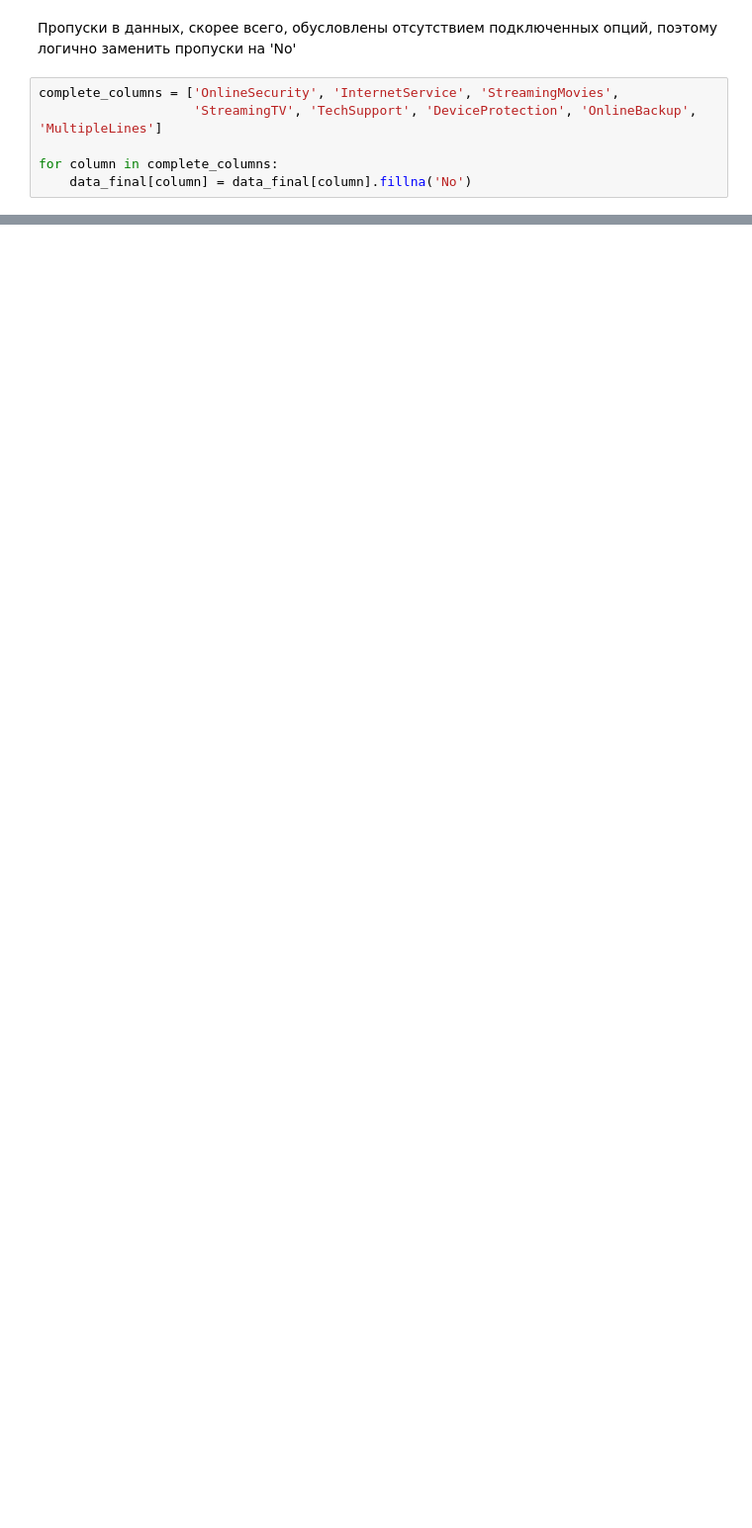
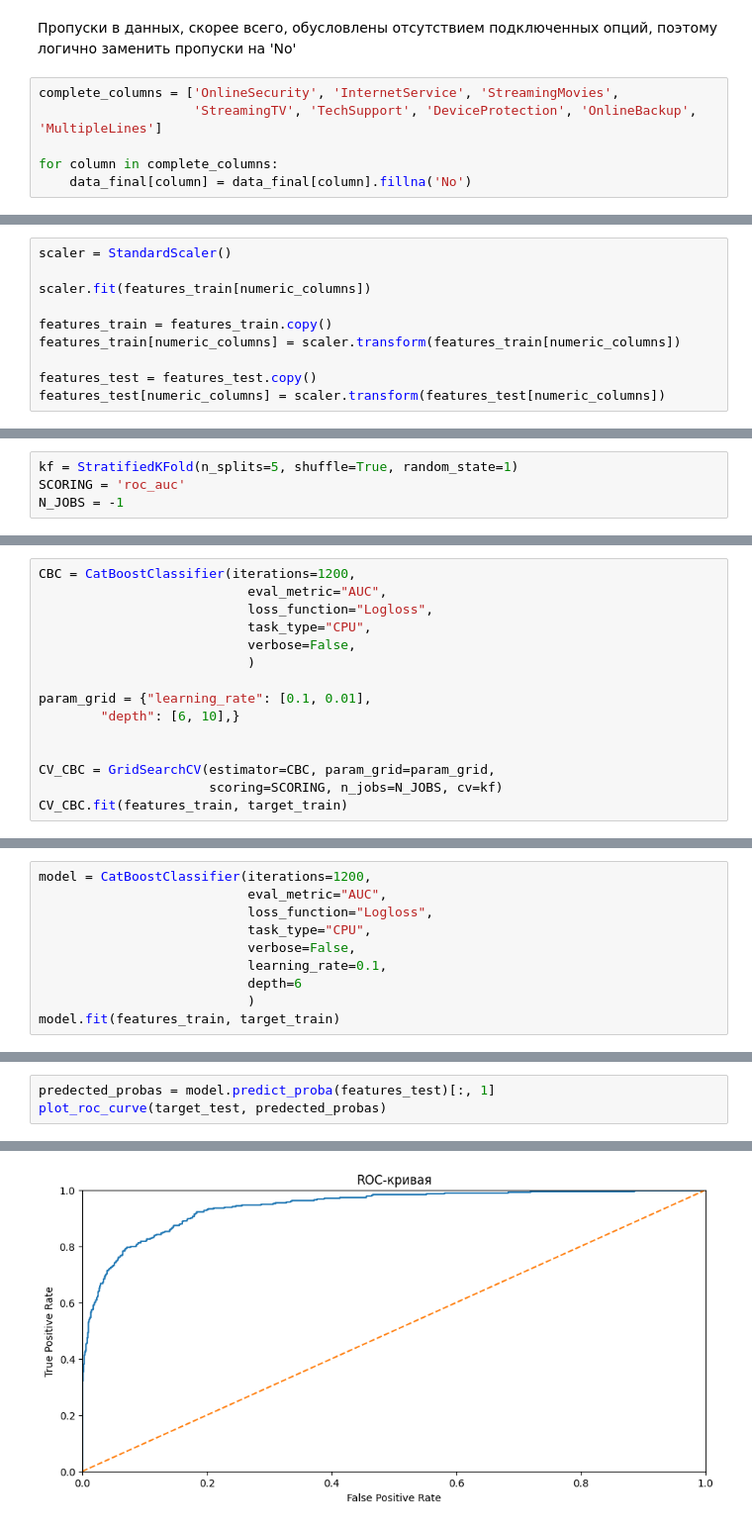
Before and after one commit to tooyoungforthis/lab_1, a Jupyter notebook: main.ipynb, the cells around one changed output, grey strips where cells are left out. Shown at 99% size. Drawn from its saved outputs; the diff is of its cells as text; blank space fills up the shorter version.

Commit message:
added EDA, fixed model learning

```diff
--- a/main.ipynb
+++ b/main.ipynb
@@ -705,0 +687,10 @@ features_relevance
+# %%
+scaler = StandardScaler()
+
+scaler.fit(features_train[numeric_columns])
+
+features_train = features_train.copy()
+features_train[numeric_columns] = scaler.transform(features_train[numeric_columns])
+
+features_test = features_test.copy()
+features_test[numeric_columns] = scaler.transform(features_test[numeric_columns])
@@ -705,0 +699,4 @@ features_relevance
+# %%
+kf = StratifiedKFold(n_splits=5, shuffle=True, random_state=1)
+SCORING = 'roc_auc'
+N_JOBS = -1
@@ -705,0 +726,15 @@ features_relevance
+# %%
+CBC = CatBoostClassifier(iterations=1200,
+                           eval_metric="AUC",
+                           loss_function="Logloss",
+                           task_type="CPU",
+                           verbose=False,
+                           )
+
+param_grid = {"learning_rate": [0.1, 0.01],
+        "depth": [6, 10],}
+
+
+CV_CBC = GridSearchCV(estimator=CBC, param_grid=param_grid,
+                      scoring=SCORING, n_jobs=N_JOBS, cv=kf)
+CV_CBC.fit(features_train, target_train)
@@ -705,0 +751,10 @@ features_relevance
+# %%
+model = CatBoostClassifier(iterations=1200,
+                           eval_metric="AUC",
+                           loss_function="Logloss",
+                           task_type="CPU",
+                           verbose=False,
+                           learning_rate=0.1,
+                           depth=6
+                           )
+model.fit(features_train, target_train)
@@ -705,0 +763,4 @@ features_relevance
+# %%
+predected_probas = model.predict_proba(features_test)[:, 1]
+plot_roc_curve(target_test, predected_probas)
+# %% [output]
@@ -705,0 +768 @@ features_relevance
+[figure, added]
```
Also changed, not shown: parts of 73 cells of this notebook, 2 other files.
